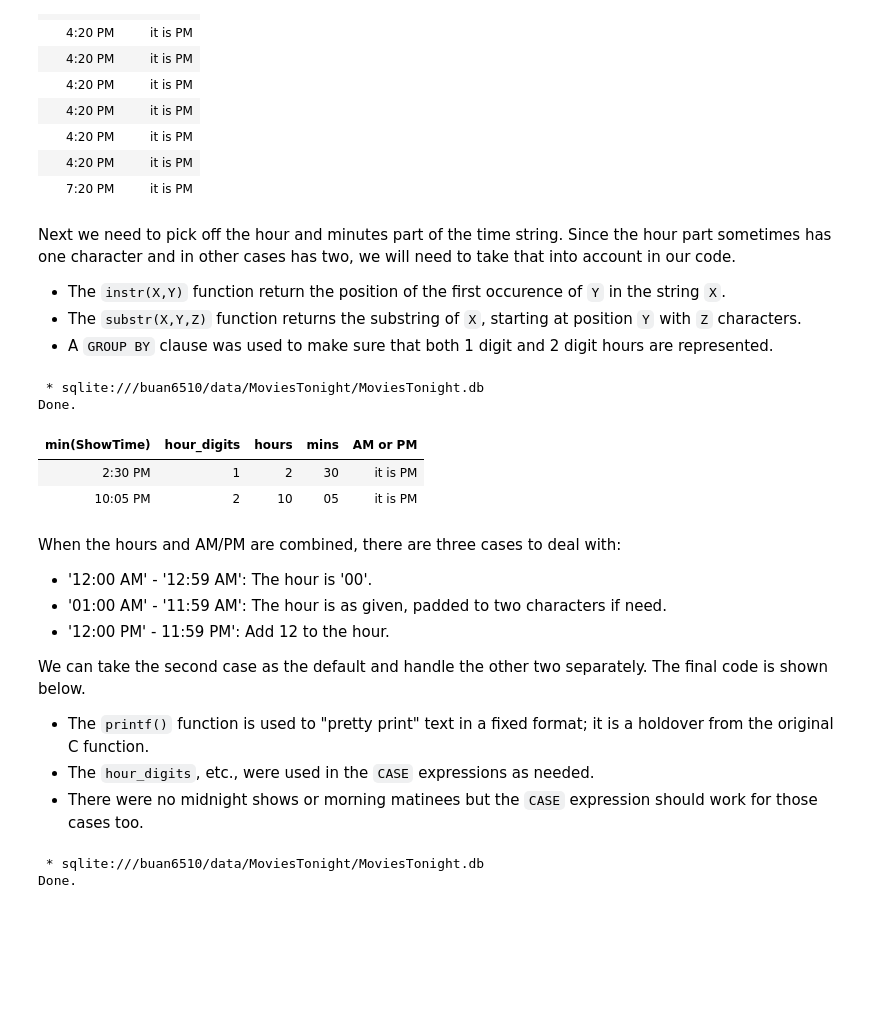
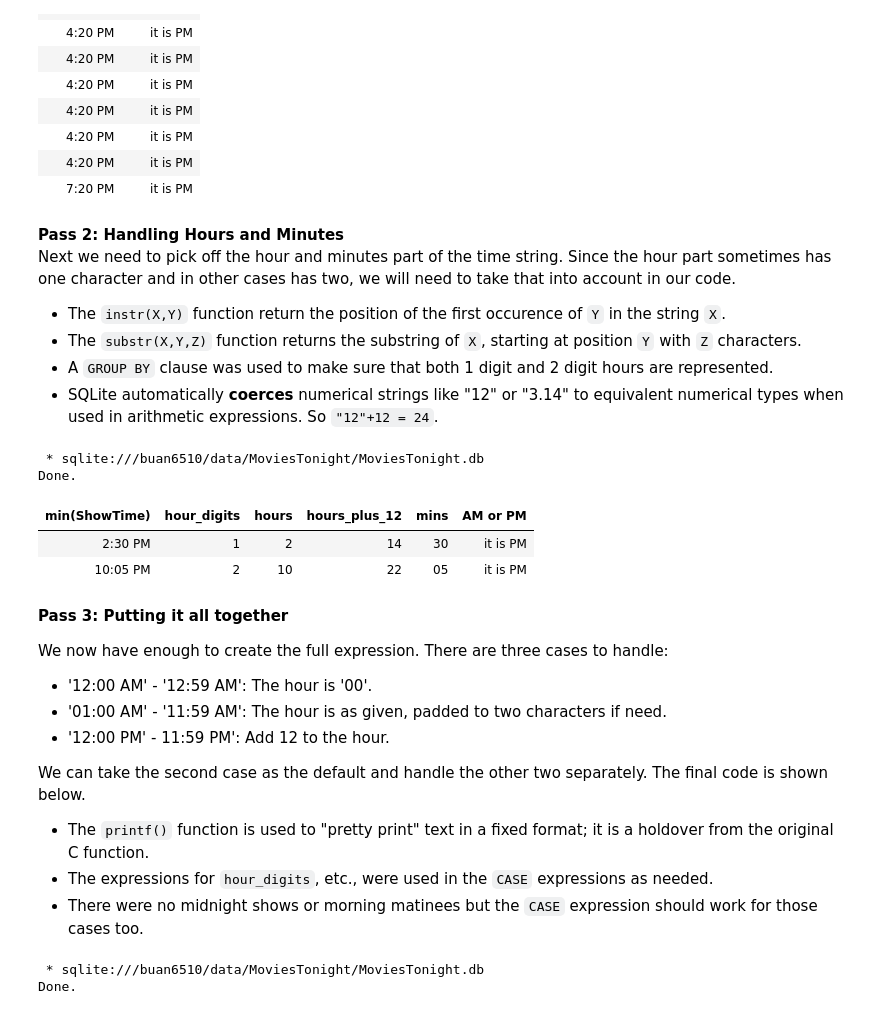
Before and after one commit to kangpyolee/DATA6510, a Jupyter notebook: L8_SQL_DML.ipynb, the cells around one changed output. Cells and saved outputs as stored; diff of their text form; code cells hidden in the pictures; blank space fills up the shorter version.

```diff
--- a/L8_SQL_DML.ipynb
+++ b/L8_SQL_DML.ipynb
@@ -749,39 +781,44 @@ Done.
 | 4:20 PM | it is PM |
 | 7:20 PM | it is PM |
 # %% [markdown]
+**Pass 2: Handling Hours and Minutes**
 Next we need to pick off the hour and minutes part of the time string. Since the hour part sometimes has one character and in other cases has two, we will need to take that into account in our code.
 - The `instr(X,Y)` function return the position of the first occurence of `Y` in the string `X`.
 - The `substr(X,Y,Z)` function returns the substring of `X`, starting at position `Y` with `Z` characters.
 - A `GROUP BY` clause was used to make sure that both 1 digit and 2 digit hours are represented.
+- SQLite automatically **coerces** numerical strings like "12" or "3.14" to equivalent numerical types when used in arithmetic expressions. So `"12"+12 = 24`.
 # %%
 %%sql
 SELECT
     min(ShowTime),
     instr(ShowTime,':')-1 AS hour_digits,
     substr(ShowTime,1,instr(ShowTime,':')-1) AS hours,
+    substr(ShowTime,1,instr(ShowTime,':')-1)+12 AS hours_plus_12,
     substr(ShowTime,instr(ShowTime,':')+1,2) AS mins,
     CASE
       WHEN upper(ShowTime) LIKE '%PM' THEN 'it is PM'
       ELSE 'it is AM'
     END AS `AM or PM`
 FROM DATASET
 GROUP BY hour_digits, `AM or PM`
 LIMIT 10;
 # %% [output]
  * sqlite:///buan6510/data/MoviesTonight/MoviesTonight.db
 Done.
-| min(ShowTime) | hour_digits | hours | mins | AM or PM |
-| 2:30 PM | 1 | 2 | 30 | it is PM |
-| 10:05 PM | 2 | 10 | 05 | it is PM |
+| min(ShowTime) | hour_digits | hours | hours_plus_12 | mins | AM or PM |
+| 2:30 PM | 1 | 2 | 14 | 30 | it is PM |
+| 10:05 PM | 2 | 10 | 22 | 05 | it is PM |
 # %% [markdown]
-When the hours and AM/PM are combined, there are three cases to deal with:
+**Pass 3: Putting it all together**
+
+We now have enough to create the full expression. There are three cases to handle:
 - '12:00 AM' - '12:59 AM': The hour is '00'.
 - '01:00 AM' - '11:59 AM': The hour is as given, padded to two characters if need.
 - '12:00 PM' - 11:59 PM': Add 12 to the hour.
 
 We can take the second case as the default and handle the other two separately. The final code is shown below.
 - The `printf()` function is used to "pretty print" text in a fixed format; it is a holdover from the original C function.
-- The `hour_digits`, etc., were used in the `CASE` expressions as needed.
+- The expressions for `hour_digits`, etc., were used in the `CASE` expressions as needed.
 - There were no midnight shows or morning matinees but the `CASE` expression should work for those cases too.
 # %%
 %%sql
```
Also changed, not shown: parts of 17 cells of this notebook, 1 other file.
